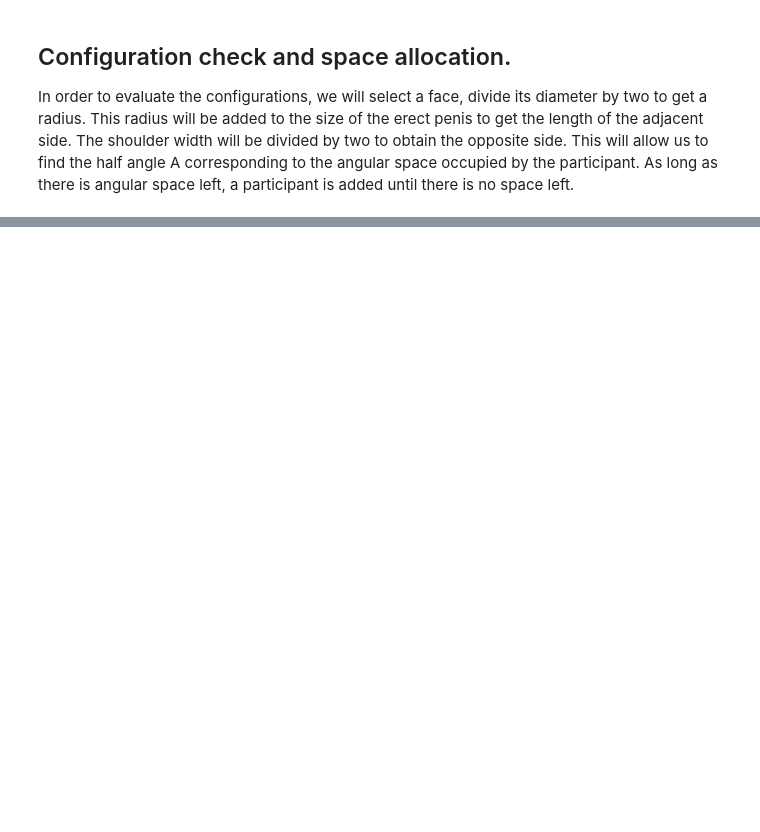
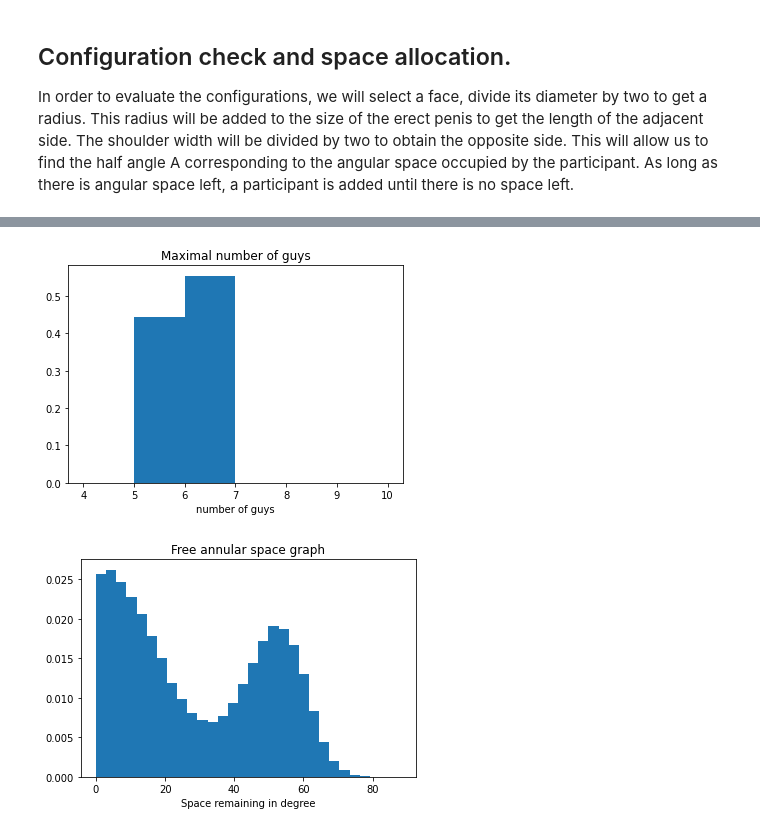
Before and after one commit to berettavexee/Jupyter-Crap, a Jupyter notebook: bitesdata/BitesData.ipynb, the cells around one changed output, grey strips where cells are left out. Drawn from its saved outputs; the diff is of its cells as text; code cells hidden in the pictures; blank space fills up the shorter version.

```diff
--- a/bitesdata/BitesData.ipynb
+++ b/bitesdata/BitesData.ipynb
@@ -164,0 +216,33 @@ We can deduce that a more realistic maximum number of participants in a renzo co
+# %%
+results = []
+results_angle = []
+for i in range(int(1e5)):
+    AngularSpace = np.pi * 2
+    NumberOfGuy = 0
+    while AngularSpace > 0:
+        FaceRadius = np.random.choice(face) / 2
+        Guy = array[int(np.random.random() * array.shape[0])]
+        Adjacent = FaceRadius + (Guy[1] * 1.5)
+        Opposite = Guy[0] / 2
+        PrevAngularSpace = AngularSpace
+        AngularSpace -= 2 * np.arctan(Opposite / Adjacent) * np.cos(np.pi/4)
+        NumberOfGuy += 1
+    NumberOfGuy -= 1 #The last guy had no room to play
+    results.append(NumberOfGuy)
+    results_angle.append(math.degrees(PrevAngularSpace))
+
+# Maximal number of guys graph
+bins_list = [4, 5, 6, 7, 8, 9, 10]
+count, bins, ignored = plt.hist(results[:], bins = bins_list, density=True)
+plt.title('Maximal number of guys')
+plt.xlabel('number of guys')
+plt.show()
+
+# Free angular space graph
+count, bins, ignored = plt.hist(results_angle[:], 30, density=True)
+plt.title('Free annular space graph')
+plt.xlabel('Space remaining in degree')
+plt.show()
+# %% [output]
+[figure, added]
+[figure, added]
```
Also changed, not shown: parts of 9 cells of this notebook.
